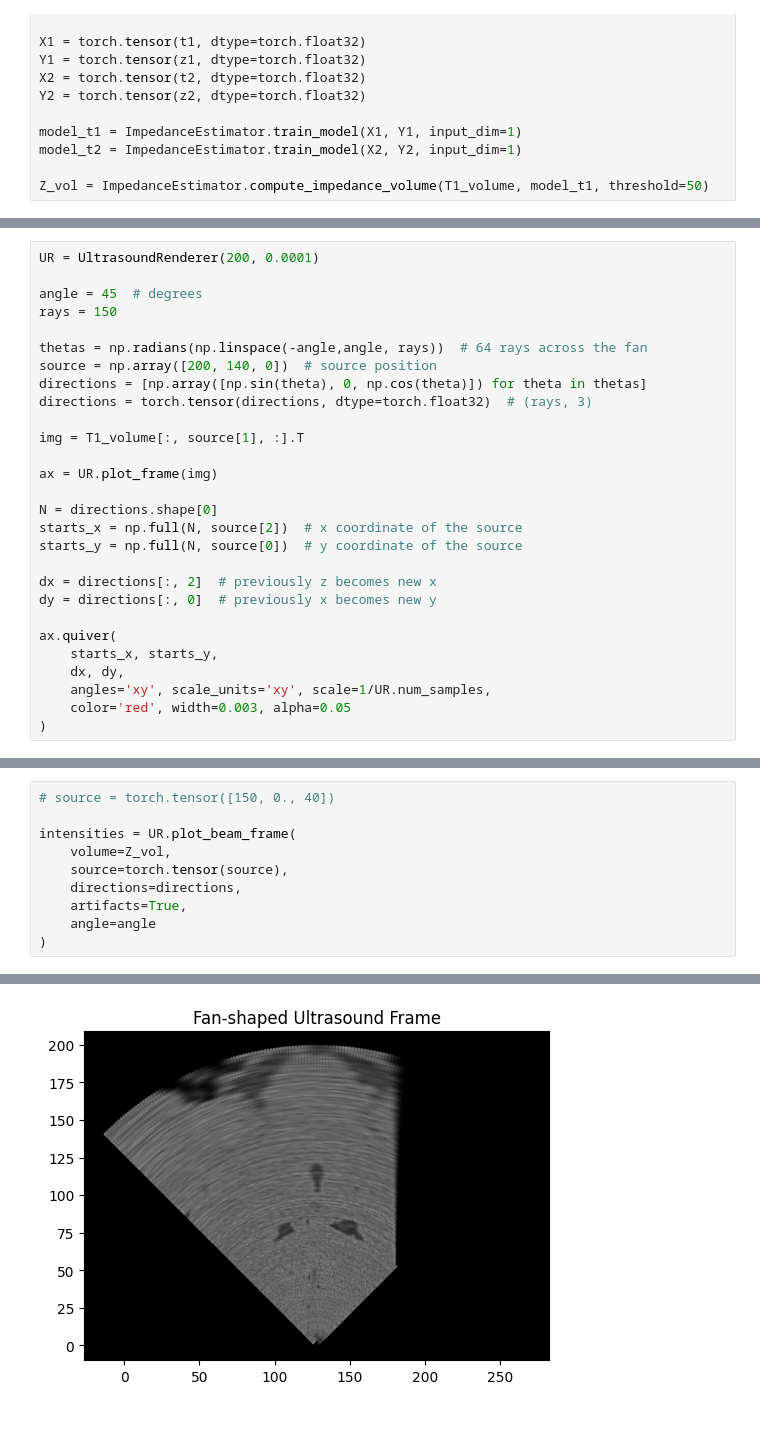
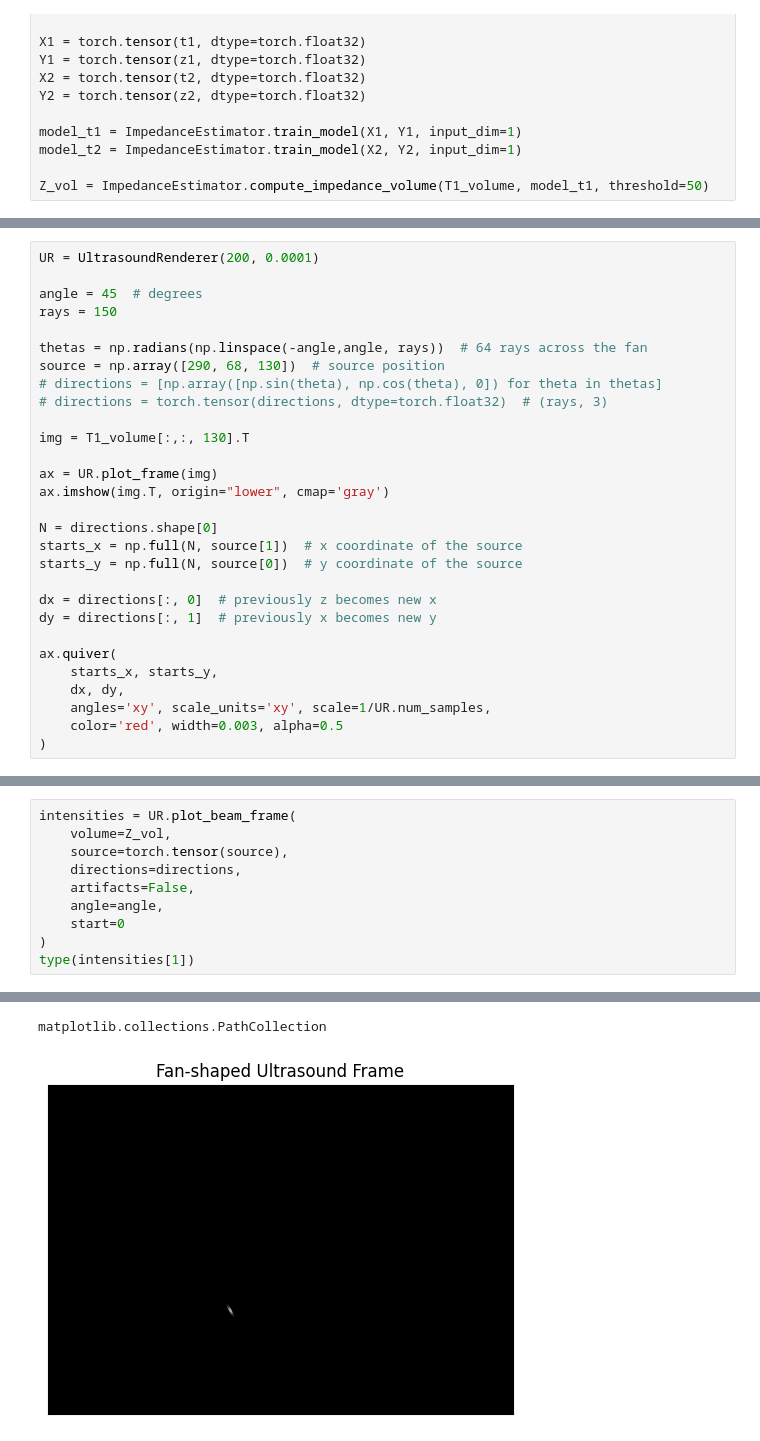
Before and after one commit to gduguey/DiffUS, a Jupyter notebook: notebooks/[DEMO] Intro to the UR class.ipynb, the cells around one changed output, grey strips where cells are left out. Saved outputs shown, nothing was run; the diff lists cells and outputs as text.

```diff
--- a/notebooks/[DEMO] Intro to the UR class.ipynb
+++ b/notebooks/[DEMO] Intro to the UR class.ipynb
@@ -89,26 +157,27 @@ angle = 45  # degrees
 rays = 150
 
 thetas = np.radians(np.linspace(-angle,angle, rays))  # 64 rays across the fan
-source = np.array([200, 140, 0])  # source position
-directions = [np.array([np.sin(theta), 0, np.cos(theta)]) for theta in thetas]
-directions = torch.tensor(directions, dtype=torch.float32)  # (rays, 3)
+source = np.array([290, 68, 130])  # source position
+# directions = [np.array([np.sin(theta), np.cos(theta), 0]) for theta in thetas]
+# directions = torch.tensor(directions, dtype=torch.float32)  # (rays, 3)
 
-img = T1_volume[:, source[1], :].T
+img = T1_volume[:,:, 130].T
 
 ax = UR.plot_frame(img)
+ax.imshow(img.T, origin="lower", cmap='gray')
 
 N = directions.shape[0]
-starts_x = np.full(N, source[2])  # x coordinate of the source
+starts_x = np.full(N, source[1])  # x coordinate of the source
 starts_y = np.full(N, source[0])  # y coordinate of the source
 
-dx = directions[:, 2]  # previously z becomes new x
-dy = directions[:, 0]  # previously x becomes new y
+dx = directions[:, 0]  # previously z becomes new x
+dy = directions[:, 1]  # previously x becomes new y
 
 ax.quiver(
     starts_x, starts_y,
     dx, dy,
     angles='xy', scale_units='xy', scale=1/UR.num_samples,
-    color='red', width=0.003, alpha=0.05
+    color='red', width=0.003, alpha=0.5
 )
 # %% [output]
 <matplotlib.quiver.Quiver at 0x...>
@@ -121,11 +216,11 @@ plt.imshow(Z_vol[:,120,:], cmap='gray')
 # %%
-# source = torch.tensor([150, 0., 40])
-
 intensities = UR.plot_beam_frame(
     volume=Z_vol,
     source=torch.tensor(source),
     directions=directions,
-    artifacts=True,
-    angle=angle
+    artifacts=False,
+    angle=angle,
+    start=0
 )
+type(intensities[1])
 # %% [output]
@@ -132,2 +229,3 @@ intensities = UR.plot_beam_frame(
+matplotlib.collections.PathCollection
-[figure, old version]
+[figure, new version]
 # %%
```
Also changed, not shown: parts of 13 cells of this notebook, 3 other files.
